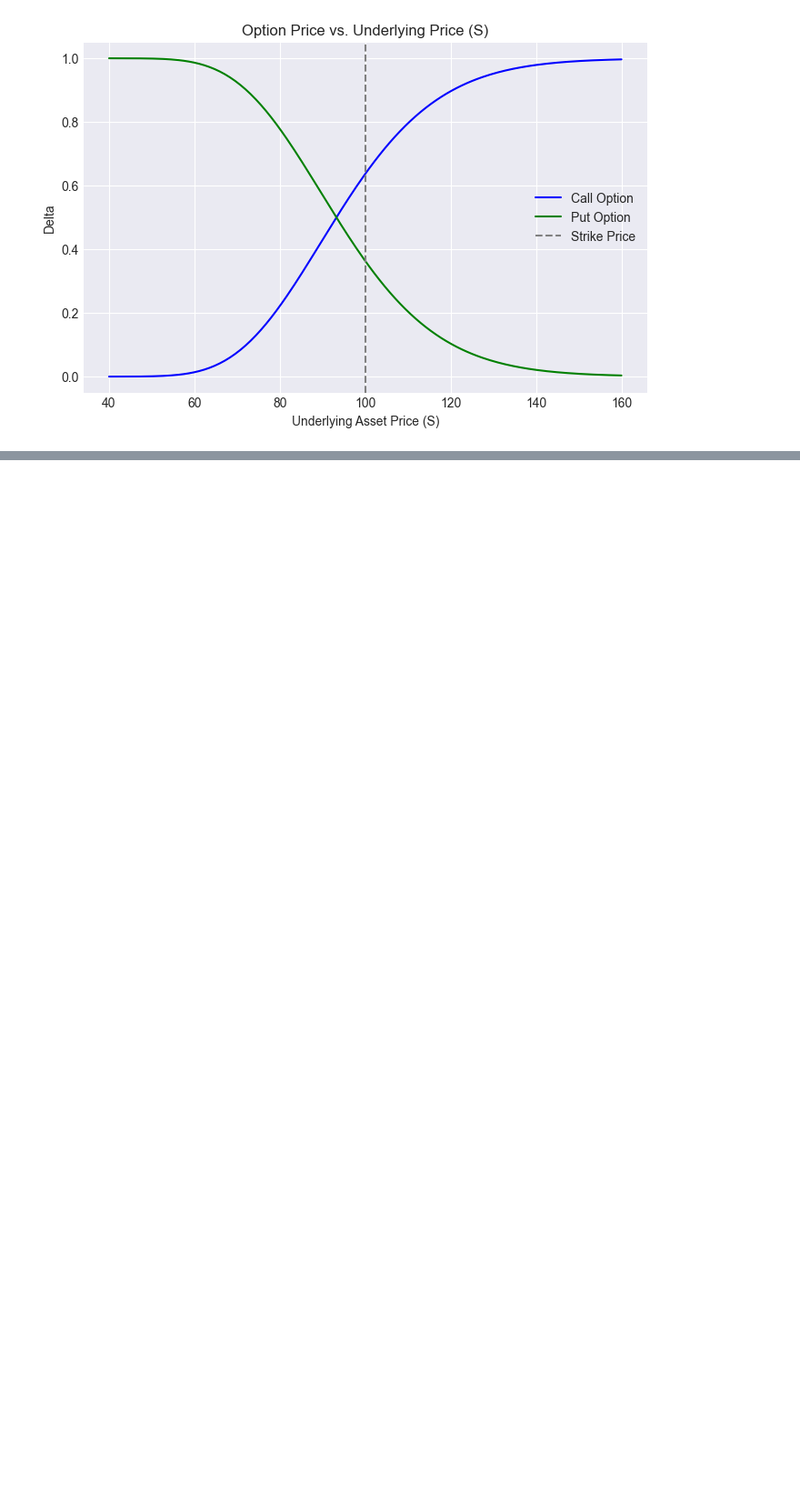
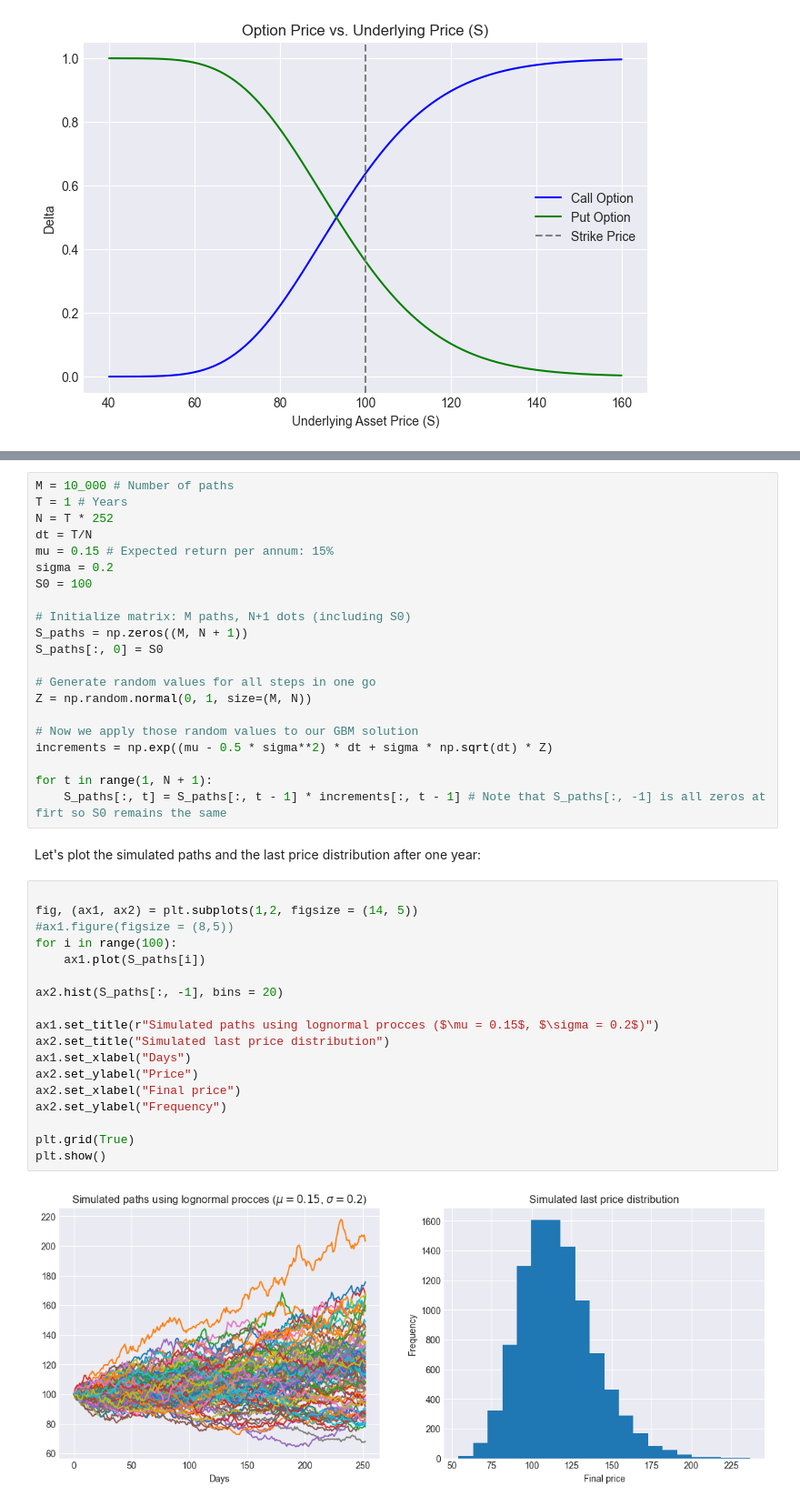
Before and after one commit to santiditomas/quant-playground, a Jupyter notebook: notebooks/delta_hedging.ipynb, the cells around one changed output, grey strips where cells are left out. Shown at 91% size. Cells and saved outputs as stored; diff of their text form; blank space fills up the shorter version.

```diff
--- a/notebooks/delta_hedging.ipynb
+++ b/notebooks/delta_hedging.ipynb
@@ -53,0 +56,43 @@ plt.show()
+# %%
+M = 10_000 # Number of paths
+T = 1 # Years
+N = T * 252
+dt = T/N
+mu = 0.15 # Expected return per annum: 15%
+sigma = 0.2
+S0 = 100
+
+# Initialize matrix: M paths, N+1 dots (including S0)
+S_paths = np.zeros((M, N + 1))
+S_paths[:, 0] = S0
+
+# Generate random values for all steps in one go
+Z = np.random.normal(0, 1, size=(M, N))
+
+# Now we apply those random values to our GBM solution
+increments = np.exp((mu - 0.5 * sigma**2) * dt + sigma * np.sqrt(dt) * Z)
+
+for t in range(1, N + 1):
+    S_paths[:, t] = S_paths[:, t - 1] * increments[:, t - 1] # Note that S_paths[:, -1] is all zeros at firt so S0 remains the same
+# %% [markdown]
+Let's plot the simulated paths and the last price distribution after one year:
+# %%
+
+fig, (ax1, ax2) = plt.subplots(1,2, figsize = (14, 5))
+#ax1.figure(figsize = (8,5))
+for i in range(100):
+    ax1.plot(S_paths[i])
+
+ax2.hist(S_paths[:, -1], bins = 20)
+
+ax1.set_title(r"Simulated paths using lognormal procces ($\mu = 0.15$, $\sigma = 0.2$)")
+ax2.set_title("Simulated last price distribution")
+ax1.set_xlabel("Days")
+ax2.set_ylabel("Price")
+ax2.set_xlabel("Final price")
+ax2.set_ylabel("Frequency")
+
+plt.grid(True)
+plt.show()
+# %% [output]
+[figure, added]
```
Also changed, not shown: parts of 2 cells of this notebook.
